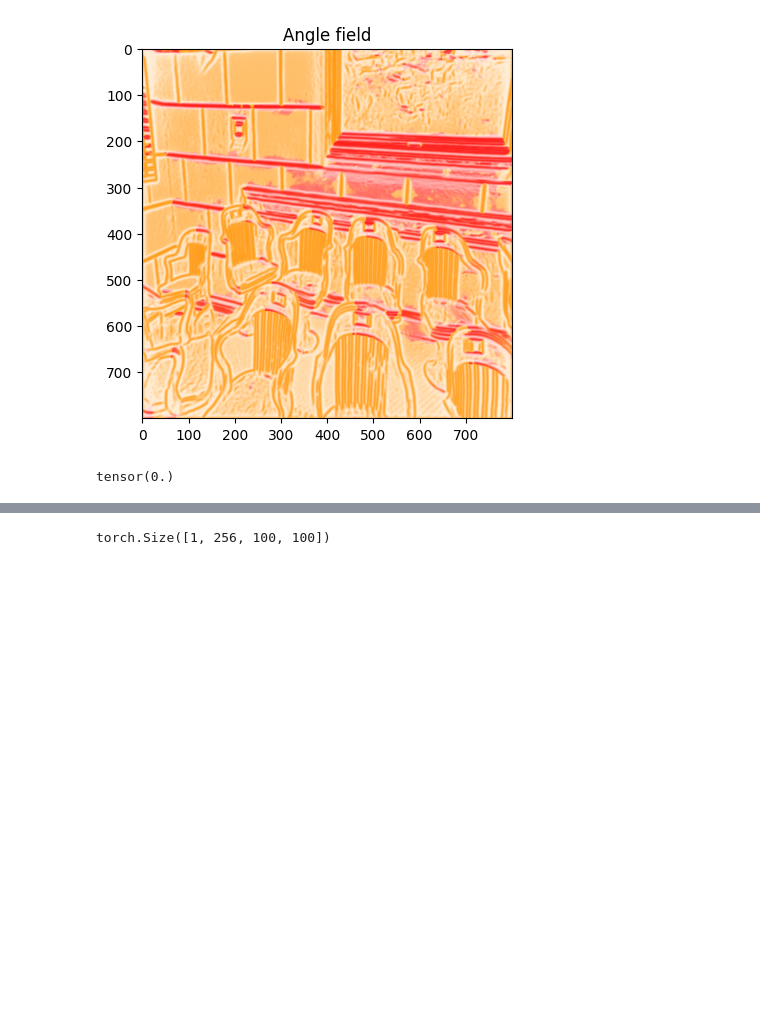
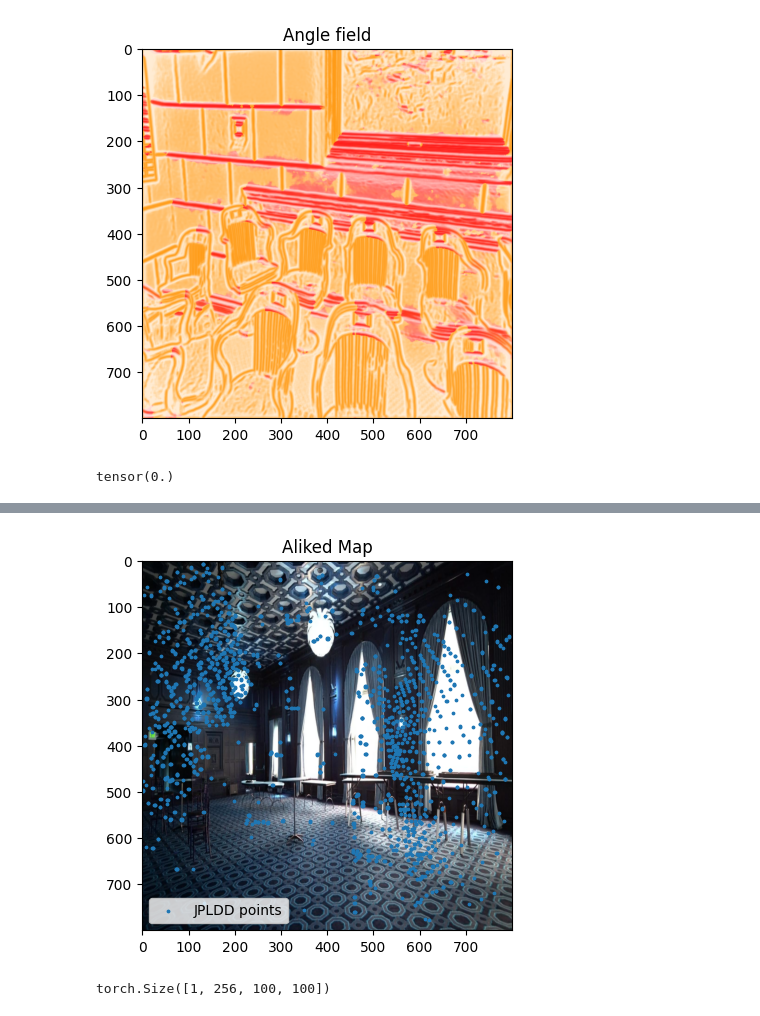
Before and after one commit to ewgoedeke/glue-factory, a Jupyter notebook: notebooks/training_visualization.ipynb, the cells around one changed output, grey strips where cells are left out. Drawn from its saved outputs; the diff is of its cells as text; code cells hidden in the pictures; blank space fills up the shorter version.

```diff
--- a/notebooks/training_visualization.ipynb
+++ b/notebooks/training_visualization.ipynb
@@ -130,3 +137,19 @@ tensor(1.3999)
+# %%
+kp_junction_map = output_jpldd["keypoint_and_junction_score_map"][0]
+superpoint_points = output_superpoint["keypoints"][0].t()
+superpoint_map = output_superpoint["raw_scores"][0]
+flat_indices = np.argpartition(kp_junction_map,-2000,axis=None)[-2000:]
+mask = np.unravel_index(flat_indices,kp_junction_map.shape)
+probs = kp_junction_map[mask]
+pred = np.array(mask)
+plt.imshow(img)
+plt.title("Aliked Map")
+#plt.scatter(superpoint_points[0],superpoint_points[1],s=3,label="Superpoint points")
+plt.scatter(pred[0],pred[1],s=3,label="JPLDD points")
+plt.legend()
+plt.show()
+# %% [output]
+[figure, added]
 # %%
 sp_heatmap = output_superpoint["dense_descriptors"]
 # %%
```
Also changed, not shown: parts of 7 cells of this notebook, 1 other file.
